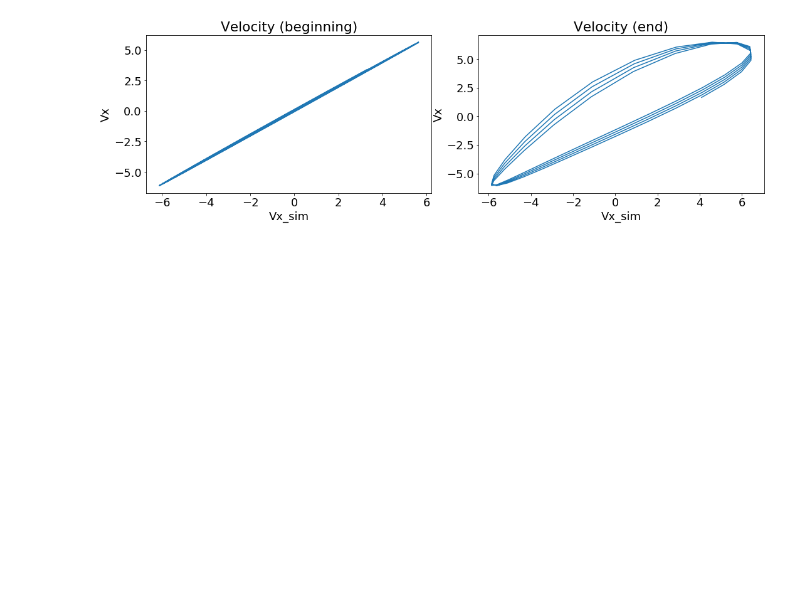
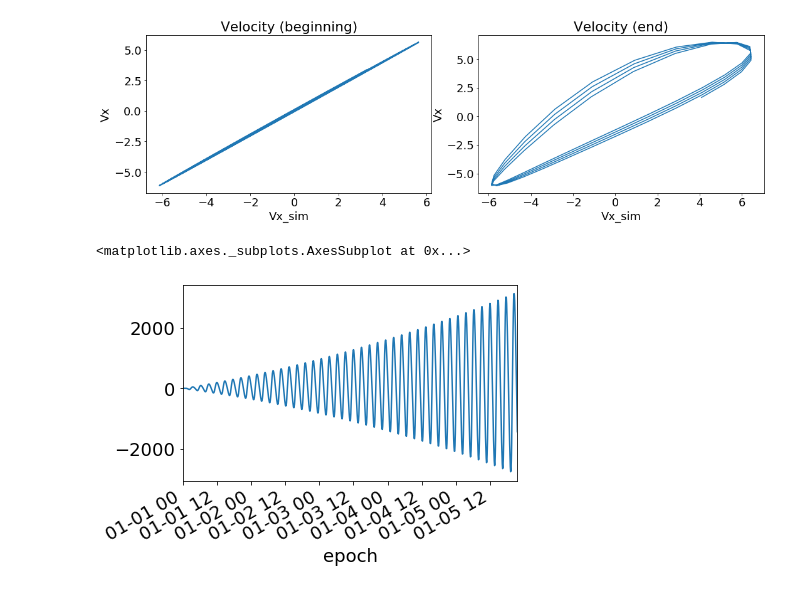
Before and after one commit to Mixanik-43/IDAO-2020, a Jupyter notebook: EDA_Tanya.ipynb, the cells around one changed output. Cells and saved outputs as stored; diff of their text form; code cells hidden in the pictures; blank space fills up the shorter version.

```diff
--- a/EDA_Tanya.ipynb
+++ b/EDA_Tanya.ipynb
@@ -171,3 +171,9 @@ ax2.set_ylabel("Vx")
 plt.tight_layout()
 # %% [output]
 [figure]
+# %%
+difference = m_data.x-m_data.x_sim
+difference[:1000].plot()
+# %% [output]
+<matplotlib.axes._subplots.AxesSubplot at 0x...>
+[figure, added]
```
Also changed, not shown: parts of 4 cells of this notebook.
